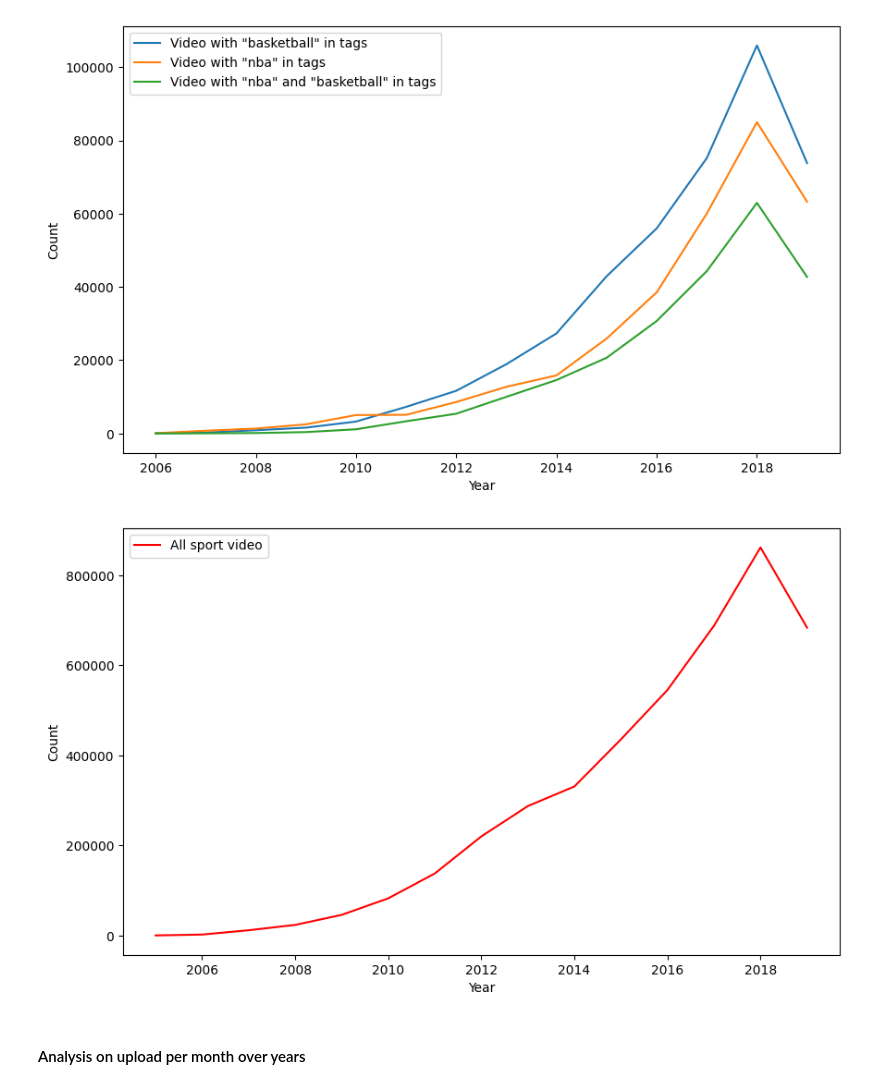
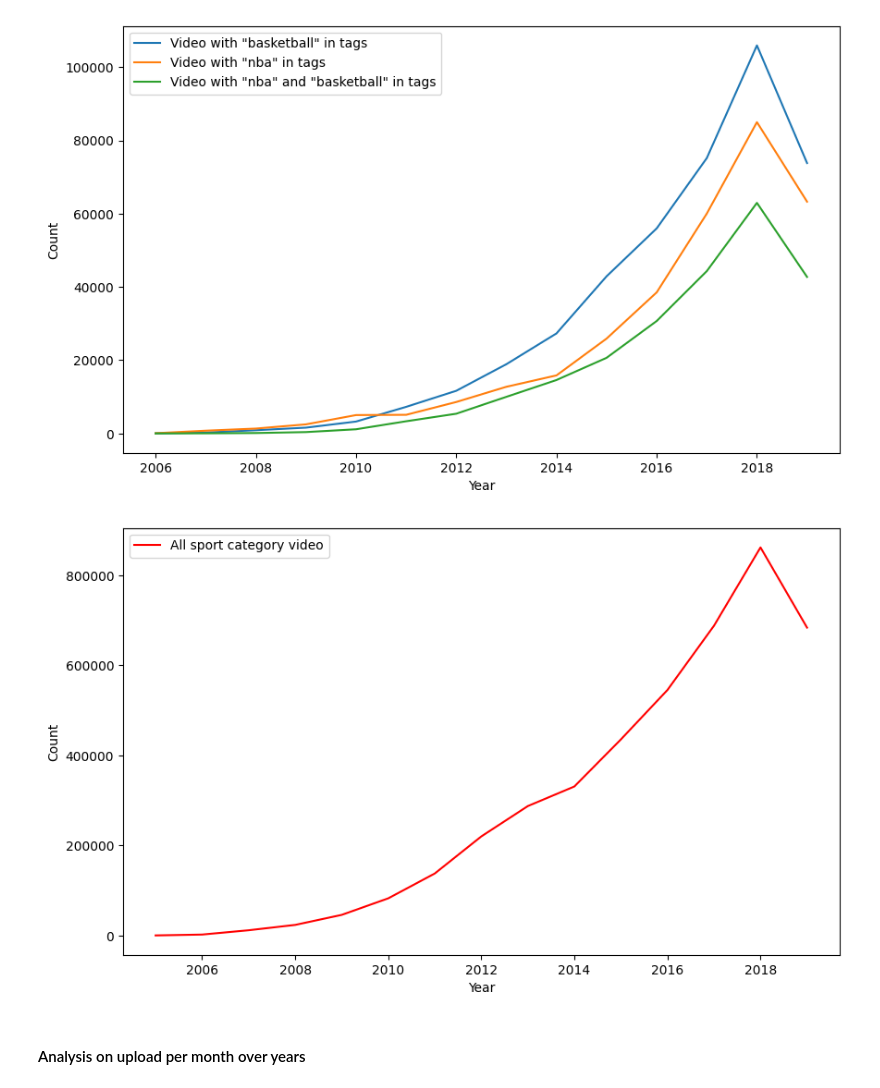
Before and after one commit to epfl-ada/ada-2024-project-robodatapioneers2024, a Jupyter notebook: NBA_analysis.ipynb, the cells around one changed output. Drawn from its saved outputs; the diff is of its cells as text; code cells hidden in the pictures.

```diff
--- a/NBA_analysis.ipynb
+++ b/NBA_analysis.ipynb
@@ -162,15 +162,15 @@ plt.show()
 # %%
 #what is plot of the upload date for all sport categorized video??
 plt.figure(figsize=(10, 6))
 p3=sort_time_year(sport_category_without_discription_metadata,"upload_date")
-p3.plot(label="All sport video",color="red")
+p3.plot(label="All sport category video",color="red")
 plt.xlabel('Year')
 plt.ylabel('Count')
 
 plt.legend()
 plt.show()
 # %% [output]
-[figure, old version]
+[figure, new version]
 # %% [markdown]
 #### Analysis on upload per month over years
 # %%
```
Also changed, not shown: parts of 3 cells of this notebook.
